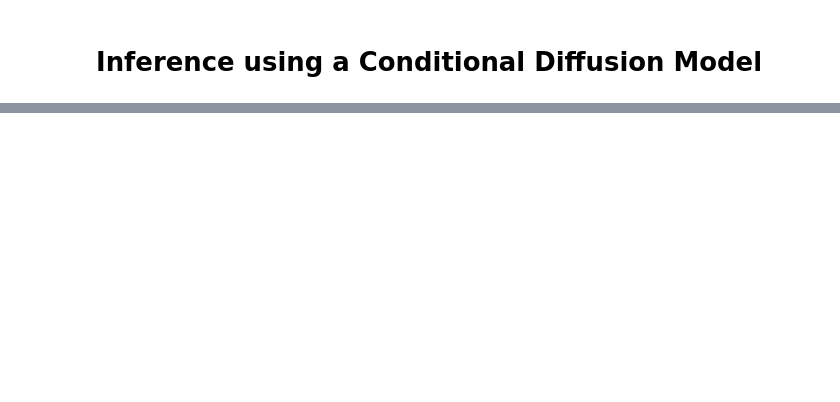
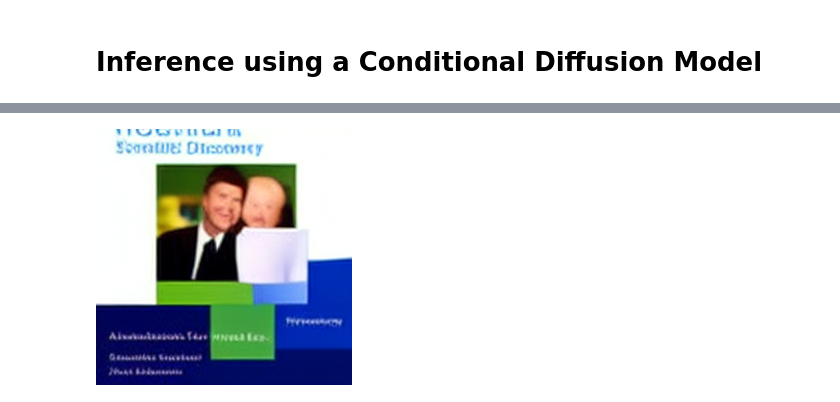
Before and after one commit to GT4SD/gt4sd-core, a Jupyter notebook: notebooks/diffusion-demo.ipynb, the cells around one changed output, grey strips where cells are left out. Cells and saved outputs as stored; diff of their text form; code cells hidden in the pictures; blank space fills up the shorter version.

```diff
--- a/notebooks/diffusion-demo.ipynb
+++ b/notebooks/diffusion-demo.ipynb
@@ -17,3 +53,3 @@ algorithm = ApplicationsRegistry.get_application_instance(
 # %%
-prompt = "Logo for the Generative Toolkit for Scientific Discovery"
-image = algorithm.conditional_sample(prompt)
+prompt = "Generative Models for Scientific Discovery"
+image = algorithm.generator(prompt=prompt)
@@ -22,3 +55,0 @@ plt.imshow(image)
-# %%
-prompt = "Generative Toolkit for Scientific Discovery on the moon!"
-image = algorithm.conditional_sample(prompt)
@@ -26,0 +56,4 @@ plt.imshow(image)
+# %%
+image[0]
+# %% [output]
+[figure, added]
```
Also changed, not shown: parts of 8 cells of this notebook, 5 other files.
